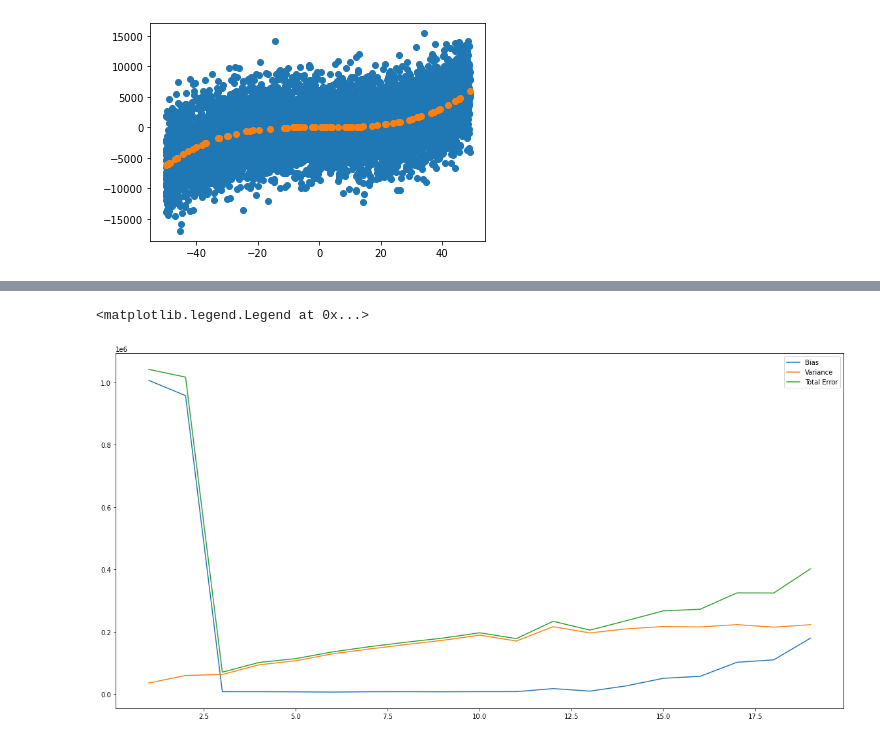
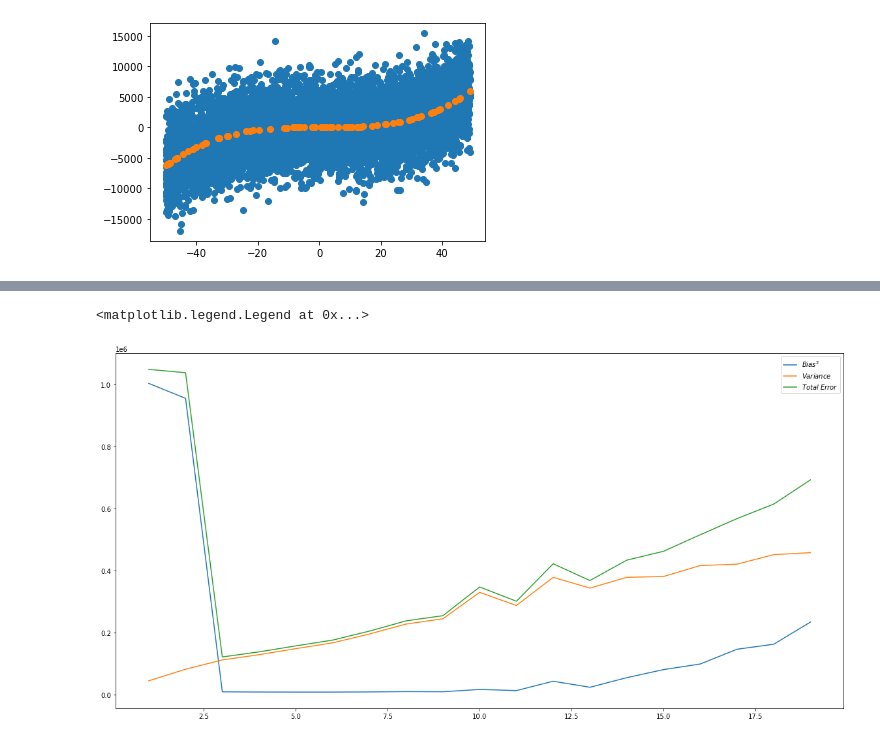
Before and after one commit to Aa-Aanegola/ML-Assignments, a Jupyter notebook: Assignment_1/Linear Regression.ipynb, the cells around one changed output, grey strips where cells are left out. Saved outputs shown, nothing was run; the diff lists cells and outputs as text; code cells hidden in the pictures.

Commit message:
Added changes to bias-variance tradeoff computation

```diff
--- a/Assignment_1/Linear Regression.ipynb
+++ b/Assignment_1/Linear Regression.ipynb
@@ -78,39 +78,36 @@ for order in range(MIN_ORDER, MAX_ORDER):
     av_pred = np.mean(pred[order], axis = 0)
     average_pred.append(av_pred)
 
 
 # Finding bias, variance and MSE for every order
 for order in range(MIN_ORDER, MAX_ORDER):
     # Appended values
     var = 0
-    bias = 0
+    bias = np.mean((average_pred[order] - np.split(test, 2, axis = 1)[1])**2)
     mse = 0
 
-    # Finding
+    # Finding variance and MSE
     for train_set in range(NUM_TRAIN_SETS):
-        test_bias = np.mean((average_pred[order] - np.split(test, 2, axis = 1)[1])**2)
         test_var = np.mean((average_pred[order] - pred[order][train_set])**2)
         test_mse = np.mean((pred[order][train_set] - np.split(test, 2, axis = 1)[1])**2)
 
-        bias += test_bias
         var += test_var
         mse += test_mse
 
-    bias /= NUM_TRAIN_SETS
     var /= NUM_TRAIN_SETS
     mse /= NUM_TRAIN_SETS
 
     squared_bias.append(bias)
     variance.append(var)
     mean_squared_error.append(mse)
     irreducible_error.append(mse - bias - var)
 
 x = [i for i in range(MIN_ORDER, MAX_ORDER)]
 plt.figure(figsize=(20,10))
-plt.plot(x, squared_bias, label="Bias")
-plt.plot(x, variance, label="Variance")
-plt.plot(x, mean_squared_error, label="Total Error")
+plt.plot(x, squared_bias, label="$Bias^2$")
+plt.plot(x, variance, label="$Variance$")
+plt.plot(x, mean_squared_error, label="$Total\ Error$")
 plt.legend()
 # %% [output]
 <matplotlib.legend.Legend at 0x...>
-[figure, old version]
+[figure, new version]
```
Also changed, not shown: parts of 2 cells of this notebook.
